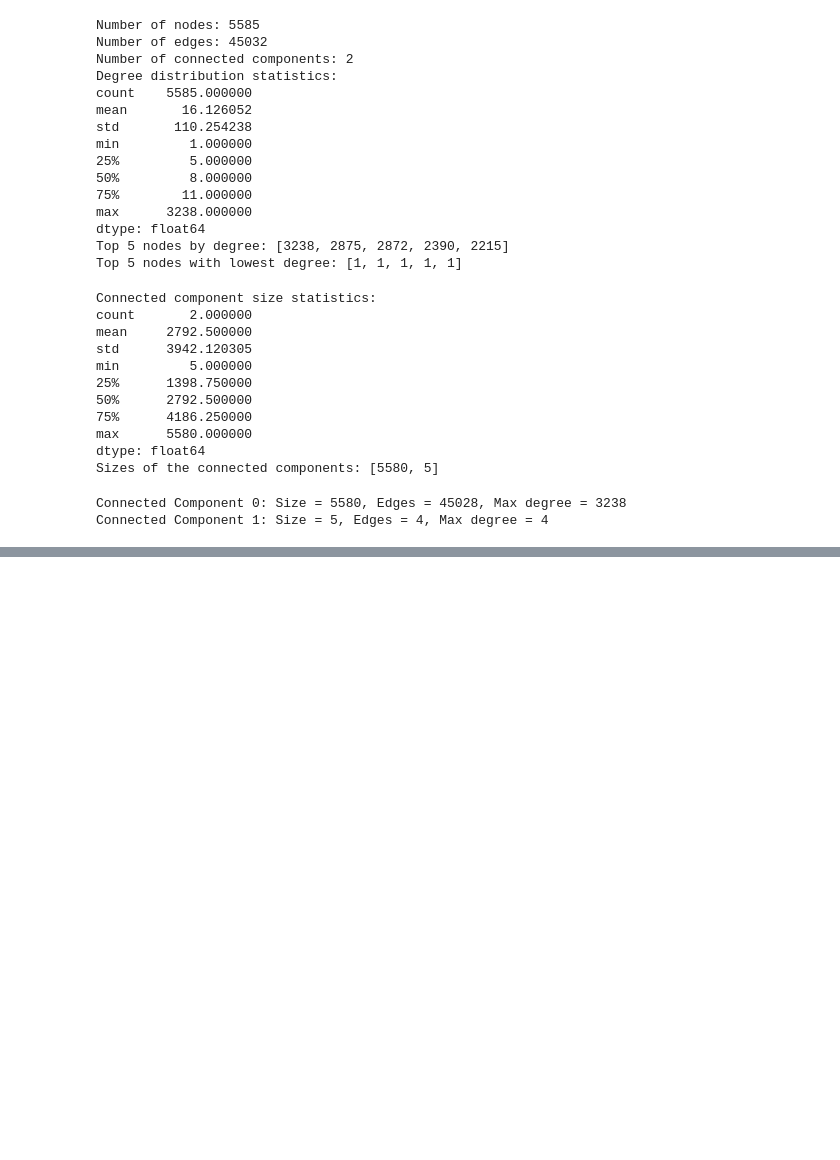
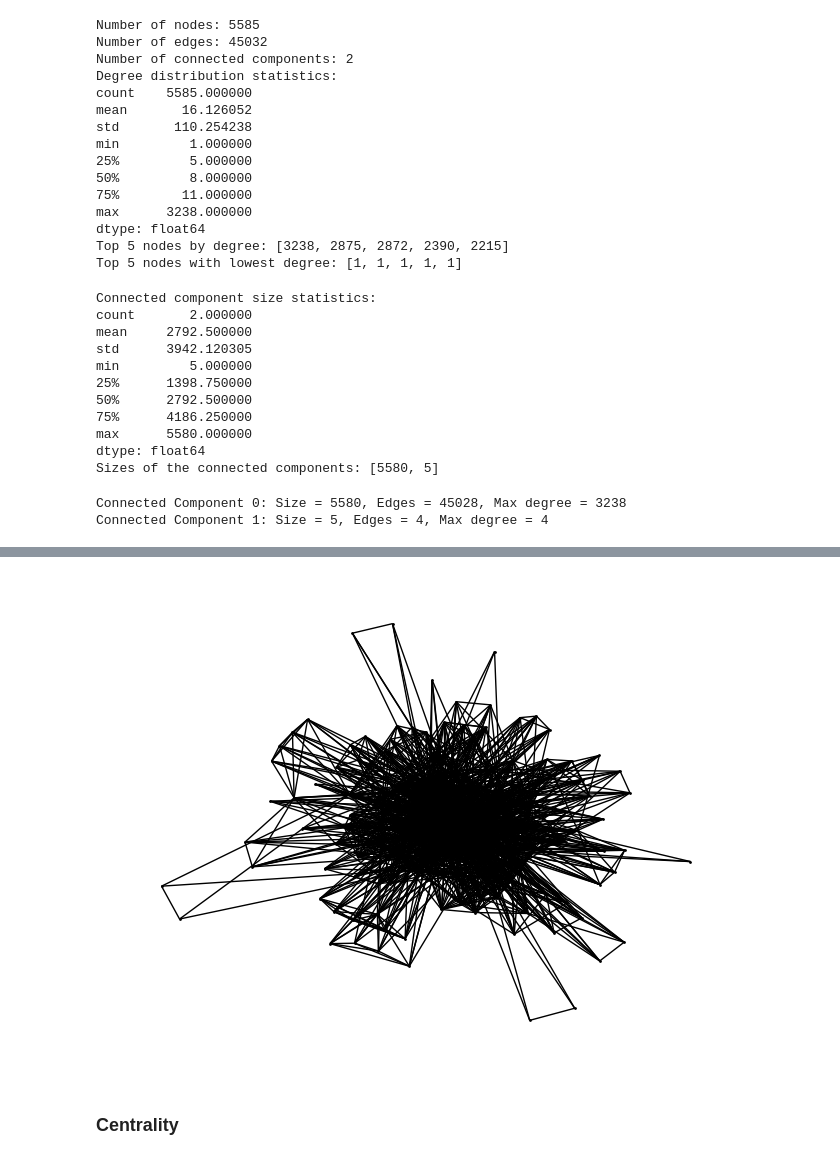
Before and after one commit to MylenaRoberta/medications-and-side-effects-networks, a Jupyter notebook: notebooks/03_initial-network-analysis.ipynb, the cells around one changed output, grey strips where cells are left out. Saved outputs shown, nothing was run; the diff lists cells and outputs as text; code cells hidden in the pictures; blank space fills up the shorter version.

```diff
--- a/notebooks/03_initial-network-analysis.ipynb
+++ b/notebooks/03_initial-network-analysis.ipynb
@@ -88,0 +275,15 @@ plt.show()
+# %%
+options = {
+    'node_color': 'black',
+    'node_size': 1,
+    'width': 1,
+}
+
+plt.Figure(figsize=(10, 10))
+
+
+nx.draw(side_effects_graph, with_labels=False, **options)
+# %% [output]
+[figure, added]
+# %% [markdown]
+### Centrality
```
Also changed, not shown: parts of 33 cells of this notebook, 1 other file.
